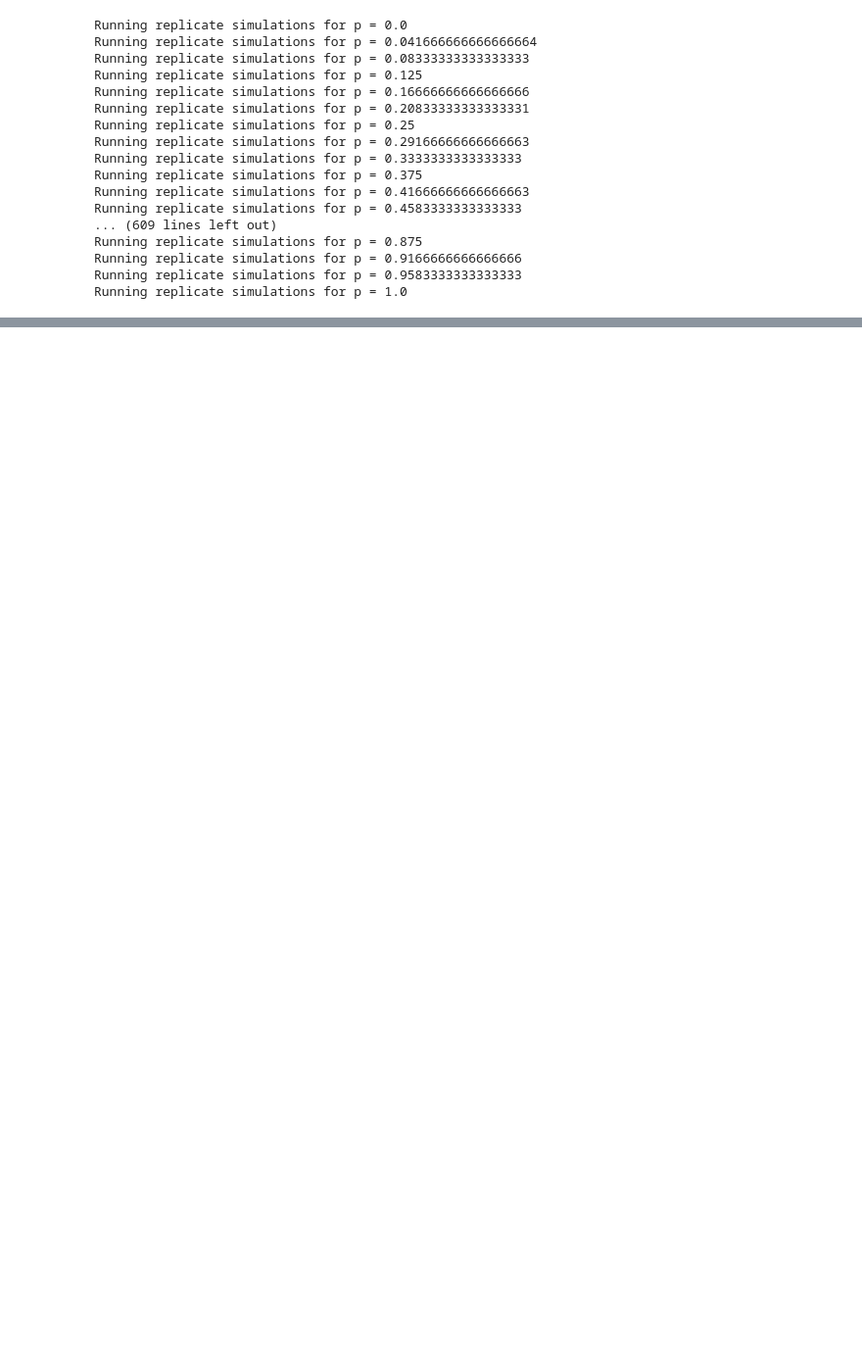
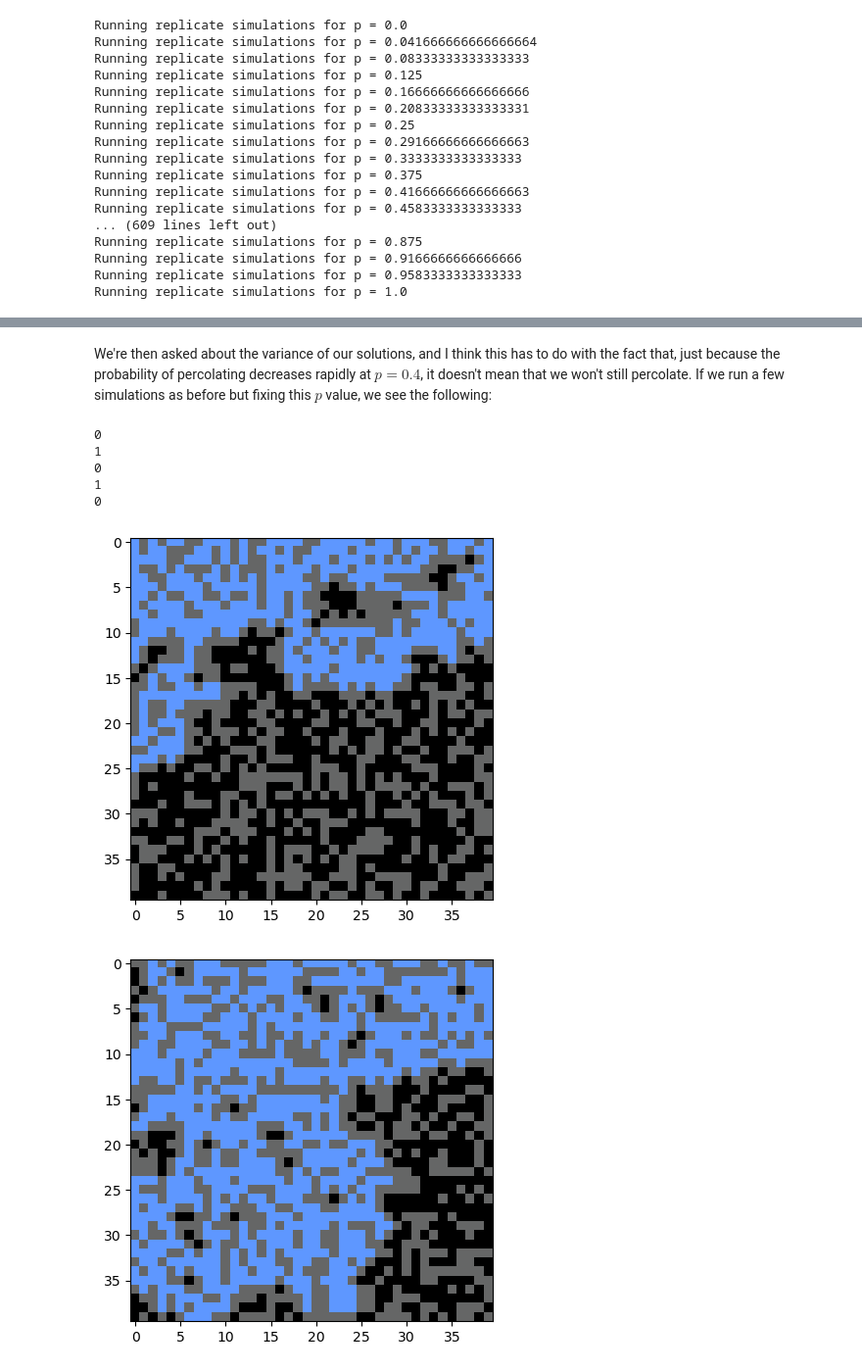
Before and after one commit to swilliamson7/comp_physics_sw, a Jupyter notebook: hw/hw1_solutions_sw.ipynb, the cells around one changed output, grey strips where cells are left out. Shown at 98% size. Cells and saved outputs as stored; diff of their text form; code cells hidden in the pictures; blank space fills up the shorter version.

```diff
--- a/hw/hw1_solutions_sw.ipynb
+++ b/hw/hw1_solutions_sw.ipynb
@@ -555,0 +472,16 @@ plt.plot(N_vals, all_percolations_means[24])
+# %% [markdown]
+We're then asked about the variance of our solutions, and I think this has to do with the fact that, just because the probability of percolating decreases rapidly at $p = 0.4$, it doesn't mean that we won't still percolate. If we run a few simulations as before but fixing this $p$ value, we see the following:
+# %%
+for j in np.arange(0,5):
+    model = PercolationSimulation(n=40, p=0.41)
+    print(model.percolate())
+    plt.figure()
+    plot_percolation(model.grid_filled)
+# %% [output]
+0
+1
+0
+1
+0
+[figure, added]
+[figure, added]
```
Also changed, not shown: parts of 23 cells of this notebook, 1 other file.
